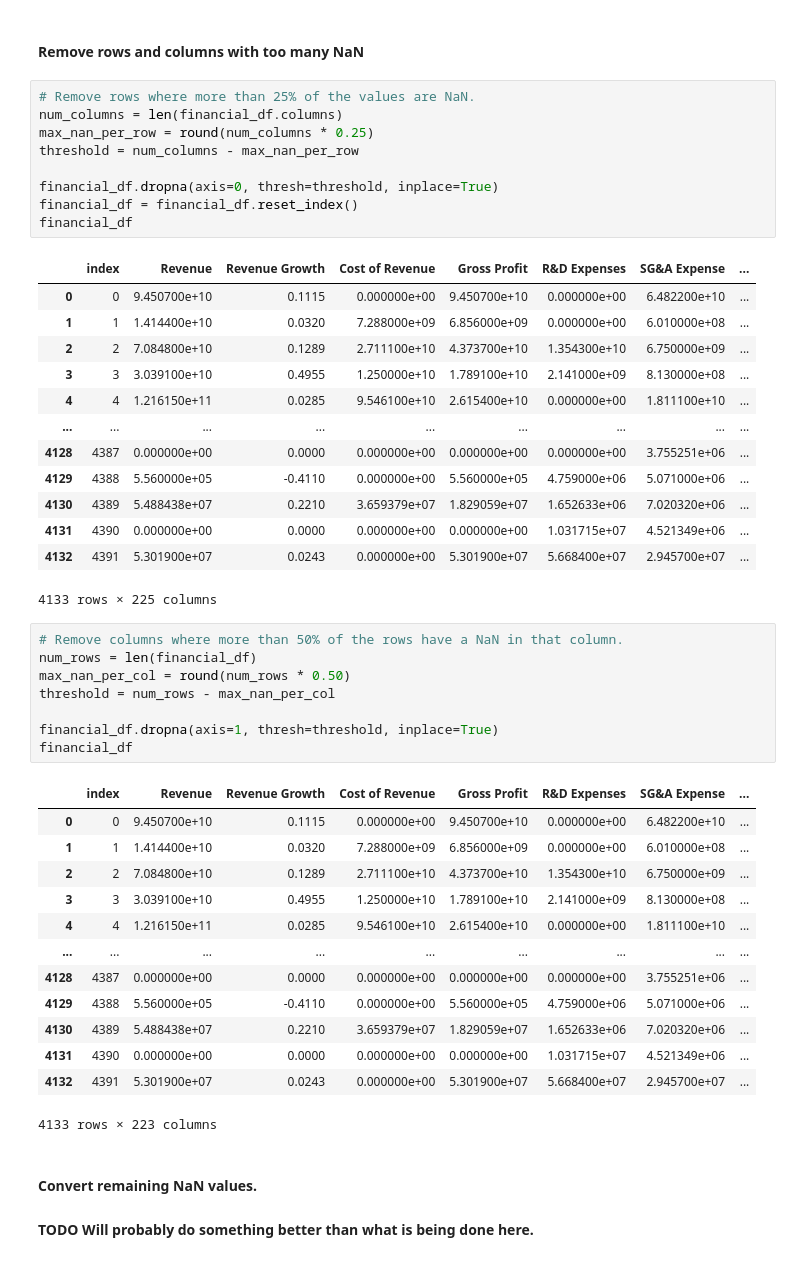
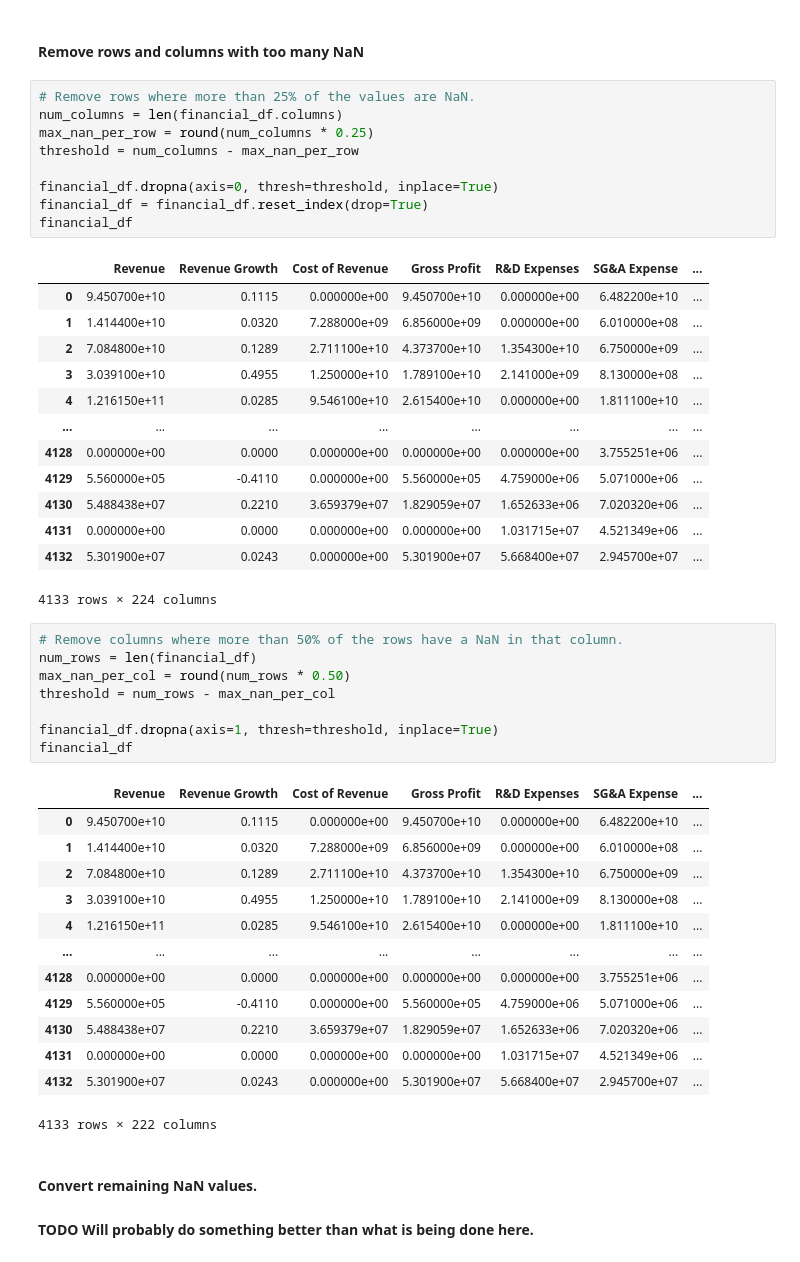
Before and after one commit to danenbm/fintech-p2-machine-learning, a Jupyter notebook: machine-learning.ipynb, the cells around one changed output. Cells and saved outputs as stored; diff of their text form.

```diff
--- a/machine-learning.ipynb
+++ b/machine-learning.ipynb
@@ -63,26 +63,26 @@ financial_df.drop(columns=['Unnamed: 0'], inplace=True)
 # %%
 # Remove rows where more than 25% of the values are NaN.
 num_columns = len(financial_df.columns)
 max_nan_per_row = round(num_columns * 0.25)
 threshold = num_columns - max_nan_per_row
 
 financial_df.dropna(axis=0, thresh=threshold, inplace=True)
-financial_df = financial_df.reset_index()
+financial_df = financial_df.reset_index(drop=True)
 financial_df
 # %% [output]
-|  | index | Revenue | Revenue Growth | Cost of Revenue | Gross Profit | R&D Expenses | SG&A Expense | ... |
-| 0 | 0 | 9.450700e+10 | 0.1115 | 0.000000e+00 | 9.450700e+10 | 0.000000e+00 | 6.482200e+10 | ... |
-| 1 | 1 | 1.414400e+10 | 0.0320 | 7.288000e+09 | 6.856000e+09 | 0.000000e+00 | 6.010000e+08 | ... |
-| 2 | 2 | 7.084800e+10 | 0.1289 | 2.711100e+10 | 4.373700e+10 | 1.354300e+10 | 6.750000e+09 | ... |
-| 3 | 3 | 3.039100e+10 | 0.4955 | 1.250000e+10 | 1.789100e+10 | 2.141000e+09 | 8.130000e+08 | ... |
-| 4 | 4 | 1.216150e+11 | 0.0285 | 9.546100e+10 | 2.615400e+10 | 0.000000e+00 | 1.811100e+10 | ... |
-| ... | ... | ... | ... | ... | ... | ... | ... | ... |
-| 4128 | 4387 | 0.000000e+00 | 0.0000 | 0.000000e+00 | 0.000000e+00 | 0.000000e+00 | 3.755251e+06 | ... |
-| 4129 | 4388 | 5.560000e+05 | -0.4110 | 0.000000e+00 | 5.560000e+05 | 4.759000e+06 | 5.071000e+06 | ... |
-| 4130 | 4389 | 5.488438e+07 | 0.2210 | 3.659379e+07 | 1.829059e+07 | 1.652633e+06 | 7.020320e+06 | ... |
-| 4131 | 4390 | 0.000000e+00 | 0.0000 | 0.000000e+00 | 0.000000e+00 | 1.031715e+07 | 4.521349e+06 | ... |
-| 4132 | 4391 | 5.301900e+07 | 0.0243 | 0.000000e+00 | 5.301900e+07 | 5.668400e+07 | 2.945700e+07 | ... |
+|  | Revenue | Revenue Growth | Cost of Revenue | Gross Profit | R&D Expenses | SG&A Expense | ... |
+| 0 | 9.450700e+10 | 0.1115 | 0.000000e+00 | 9.450700e+10 | 0.000000e+00 | 6.482200e+10 | ... |
+| 1 | 1.414400e+10 | 0.0320 | 7.288000e+09 | 6.856000e+09 | 0.000000e+00 | 6.010000e+08 | ... |
+| 2 | 7.084800e+10 | 0.1289 | 2.711100e+10 | 4.373700e+10 | 1.354300e+10 | 6.750000e+09 | ... |
+| 3 | 3.039100e+10 | 0.4955 | 1.250000e+10 | 1.789100e+10 | 2.141000e+09 | 8.130000e+08 | ... |
+| 4 | 1.216150e+11 | 0.0285 | 9.546100e+10 | 2.615400e+10 | 0.000000e+00 | 1.811100e+10 | ... |
+| ... | ... | ... | ... | ... | ... | ... | ... |
+| 4128 | 0.000000e+00 | 0.0000 | 0.000000e+00 | 0.000000e+00 | 0.000000e+00 | 3.755251e+06 | ... |
+| 4129 | 5.560000e+05 | -0.4110 | 0.000000e+00 | 5.560000e+05 | 4.759000e+06 | 5.071000e+06 | ... |
+| 4130 | 5.488438e+07 | 0.2210 | 3.659379e+07 | 1.829059e+07 | 1.652633e+06 | 7.020320e+06 | ... |
+| 4131 | 0.000000e+00 | 0.0000 | 0.000000e+00 | 0.000000e+00 | 1.031715e+07 | 4.521349e+06 | ... |
+| 4132 | 5.301900e+07 | 0.0243 | 0.000000e+00 | 5.301900e+07 | 5.668400e+07 | 2.945700e+07 | ... |
-4133 rows × 225 columns
+4133 rows × 224 columns
 # %%
 # Remove columns where more than 50% of the rows have a NaN in that column.
 num_rows = len(financial_df)
@@ -92,19 +92,19 @@ threshold = num_rows - max_nan_per_col
 financial_df.dropna(axis=1, thresh=threshold, inplace=True)
 financial_df
 # %% [output]
-|  | index | Revenue | Revenue Growth | Cost of Revenue | Gross Profit | R&D Expenses | SG&A Expense | ... |
-| 0 | 0 | 9.450700e+10 | 0.1115 | 0.000000e+00 | 9.450700e+10 | 0.000000e+00 | 6.482200e+10 | ... |
-| 1 | 1 | 1.414400e+10 | 0.0320 | 7.288000e+09 | 6.856000e+09 | 0.000000e+00 | 6.010000e+08 | ... |
-| 2 | 2 | 7.084800e+10 | 0.1289 | 2.711100e+10 | 4.373700e+10 | 1.354300e+10 | 6.750000e+09 | ... |
-| 3 | 3 | 3.039100e+10 | 0.4955 | 1.250000e+10 | 1.789100e+10 | 2.141000e+09 | 8.130000e+08 | ... |
-| 4 | 4 | 1.216150e+11 | 0.0285 | 9.546100e+10 | 2.615400e+10 | 0.000000e+00 | 1.811100e+10 | ... |
-| ... | ... | ... | ... | ... | ... | ... | ... | ... |
-| 4128 | 4387 | 0.000000e+00 | 0.0000 | 0.000000e+00 | 0.000000e+00 | 0.000000e+00 | 3.755251e+06 | ... |
-| 4129 | 4388 | 5.560000e+05 | -0.4110 | 0.000000e+00 | 5.560000e+05 | 4.759000e+06 | 5.071000e+06 | ... |
-| 4130 | 4389 | 5.488438e+07 | 0.2210 | 3.659379e+07 | 1.829059e+07 | 1.652633e+06 | 7.020320e+06 | ... |
-| 4131 | 4390 | 0.000000e+00 | 0.0000 | 0.000000e+00 | 0.000000e+00 | 1.031715e+07 | 4.521349e+06 | ... |
-| 4132 | 4391 | 5.301900e+07 | 0.0243 | 0.000000e+00 | 5.301900e+07 | 5.668400e+07 | 2.945700e+07 | ... |
+|  | Revenue | Revenue Growth | Cost of Revenue | Gross Profit | R&D Expenses | SG&A Expense | ... |
+| 0 | 9.450700e+10 | 0.1115 | 0.000000e+00 | 9.450700e+10 | 0.000000e+00 | 6.482200e+10 | ... |
+| 1 | 1.414400e+10 | 0.0320 | 7.288000e+09 | 6.856000e+09 | 0.000000e+00 | 6.010000e+08 | ... |
+| 2 | 7.084800e+10 | 0.1289 | 2.711100e+10 | 4.373700e+10 | 1.354300e+10 | 6.750000e+09 | ... |
+| 3 | 3.039100e+10 | 0.4955 | 1.250000e+10 | 1.789100e+10 | 2.141000e+09 | 8.130000e+08 | ... |
+| 4 | 1.216150e+11 | 0.0285 | 9.546100e+10 | 2.615400e+10 | 0.000000e+00 | 1.811100e+10 | ... |
+| ... | ... | ... | ... | ... | ... | ... | ... |
+| 4128 | 0.000000e+00 | 0.0000 | 0.000000e+00 | 0.000000e+00 | 0.000000e+00 | 3.755251e+06 | ... |
+| 4129 | 5.560000e+05 | -0.4110 | 0.000000e+00 | 5.560000e+05 | 4.759000e+06 | 5.071000e+06 | ... |
+| 4130 | 5.488438e+07 | 0.2210 | 3.659379e+07 | 1.829059e+07 | 1.652633e+06 | 7.020320e+06 | ... |
+| 4131 | 0.000000e+00 | 0.0000 | 0.000000e+00 | 0.000000e+00 | 1.031715e+07 | 4.521349e+06 | ... |
+| 4132 | 5.301900e+07 | 0.0243 | 0.000000e+00 | 5.301900e+07 | 5.668400e+07 | 2.945700e+07 | ... |
-4133 rows × 223 columns
+4133 rows × 222 columns
 # %% [markdown]
 #### Convert remaining NaN values.
 
```
Also changed, not shown: parts of 9 cells of this notebook.
